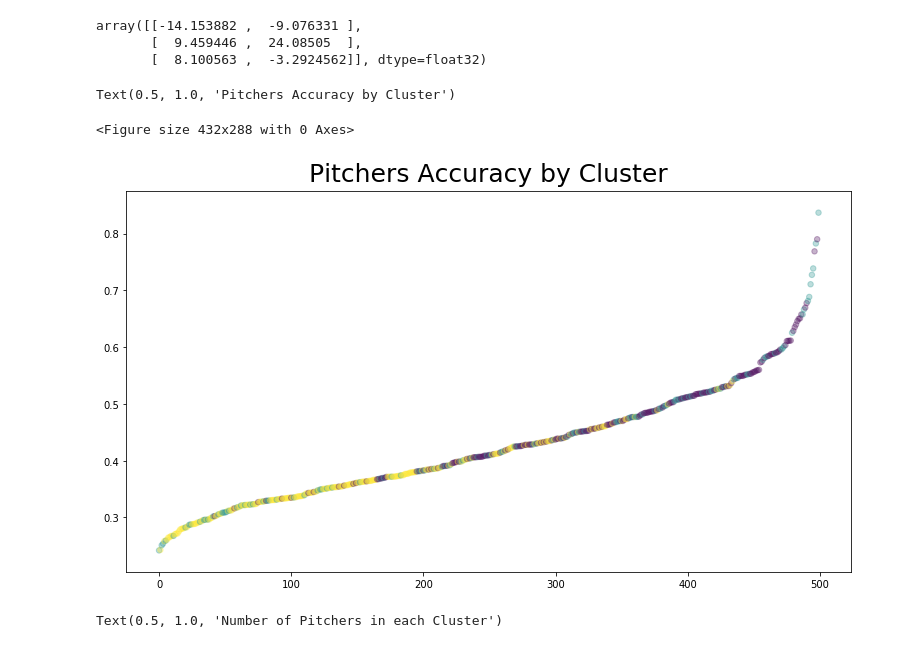
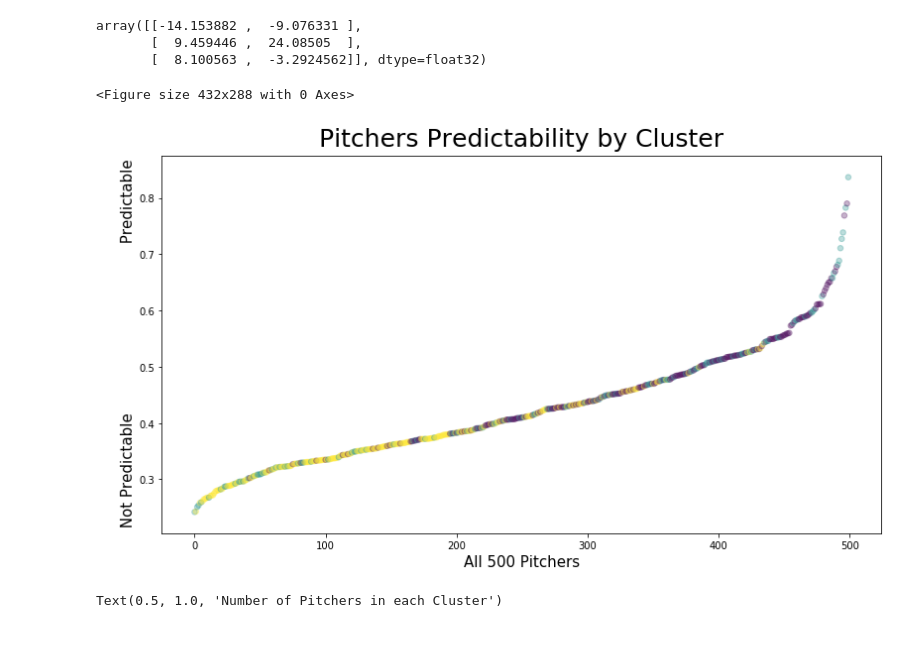
Before and after one commit to morganabbitt/MLB-Pitches, a Jupyter notebook: Notebooks/Unsupervised_Clustering_pitchers.ipynb, the cells around one changed output. Cells and saved outputs as stored; diff of their text form; code cells hidden in the pictures.

```diff
--- a/Notebooks/Unsupervised_Clustering_pitchers.ipynb
+++ b/Notebooks/Unsupervised_Clustering_pitchers.ipynb
@@ -377,16 +394,16 @@ df_accuracy_pitchers['tsne_component2'] = tsne[:, 1]
 # %%
 #plotting pitchers accuracy according to their cluster color
 cmap = cm.get_cmap('viridis')
 plt.set_cmap(cmap)
 plt.figure(figsize=(13,7))
 plt.scatter(df_accuracy_pitchers.index, df_accuracy_pitchers['accuracy'].values, c=df_accuracy_pitchers['kmeans_3'].values, alpha=0.3, s=30)
-plt.title('Pitchers Accuracy by Cluster', size=25, pad=10)
-plt.xlabel('Pitchers', size=15)
-plt.ylabel('CV Accuracy')
+plt.title('Pitchers Predictability by Cluster', size=25, pad=10)
+plt.xlabel('All 500 Pitchers', size=15)
+plt.ylabel('\n Not Predictable                                    Predictable', size=15)
+plt.savefig('../Graphics/accuracy_by_cluster.png', dpi=100)
 # %% [output]
-Text(0.5, 1.0, 'Pitchers Accuracy by Cluster')
+<Figure size 432x288 with 0 Axes>
-<Figure size 432x288 with 0 Axes>
-[figure, old version]
+[figure, new version]
 # %%
 #plot of number of pitchers in each cluster
 plt.bar(df_accuracy_pitchers.groupby('kmeans_3').count().iloc[:, 0].index, df_accuracy_pitchers.groupby('kmeans_3').count().iloc[:, 0].values)
```
Also changed, not shown: parts of 4 cells of this notebook, 3 other files.
